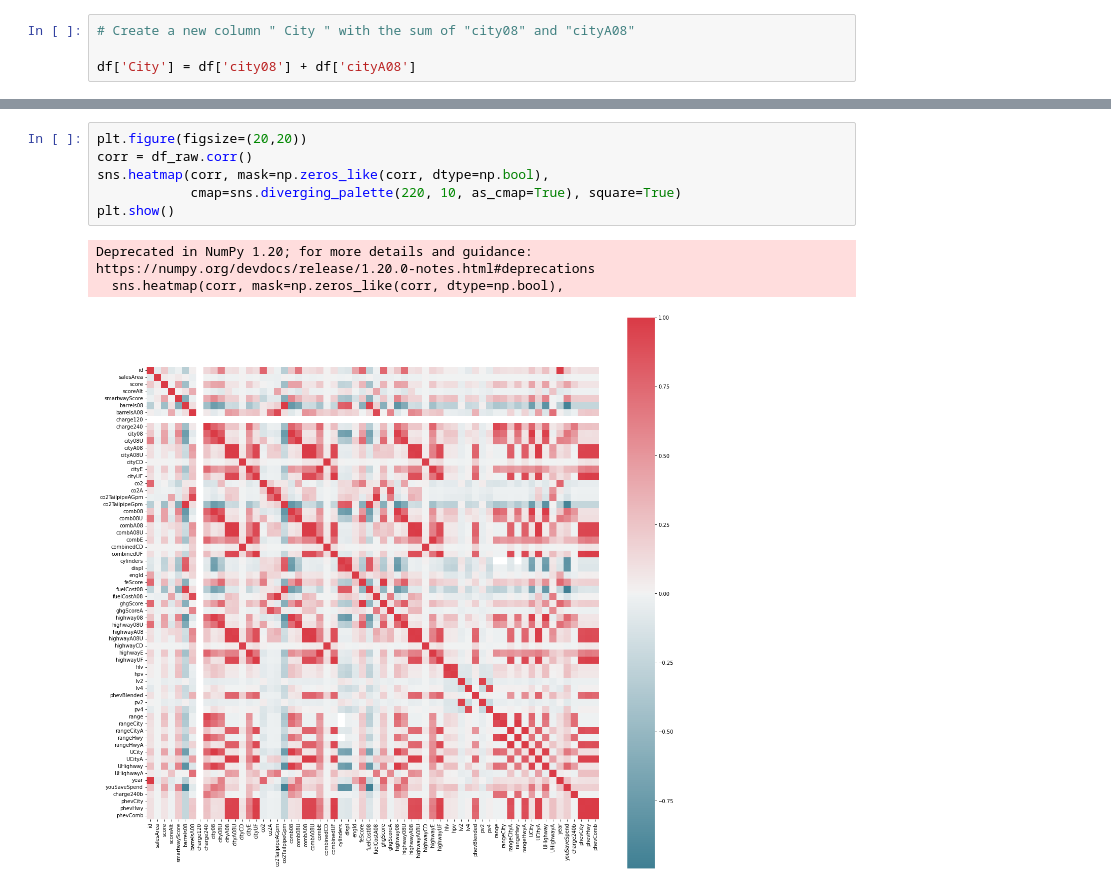
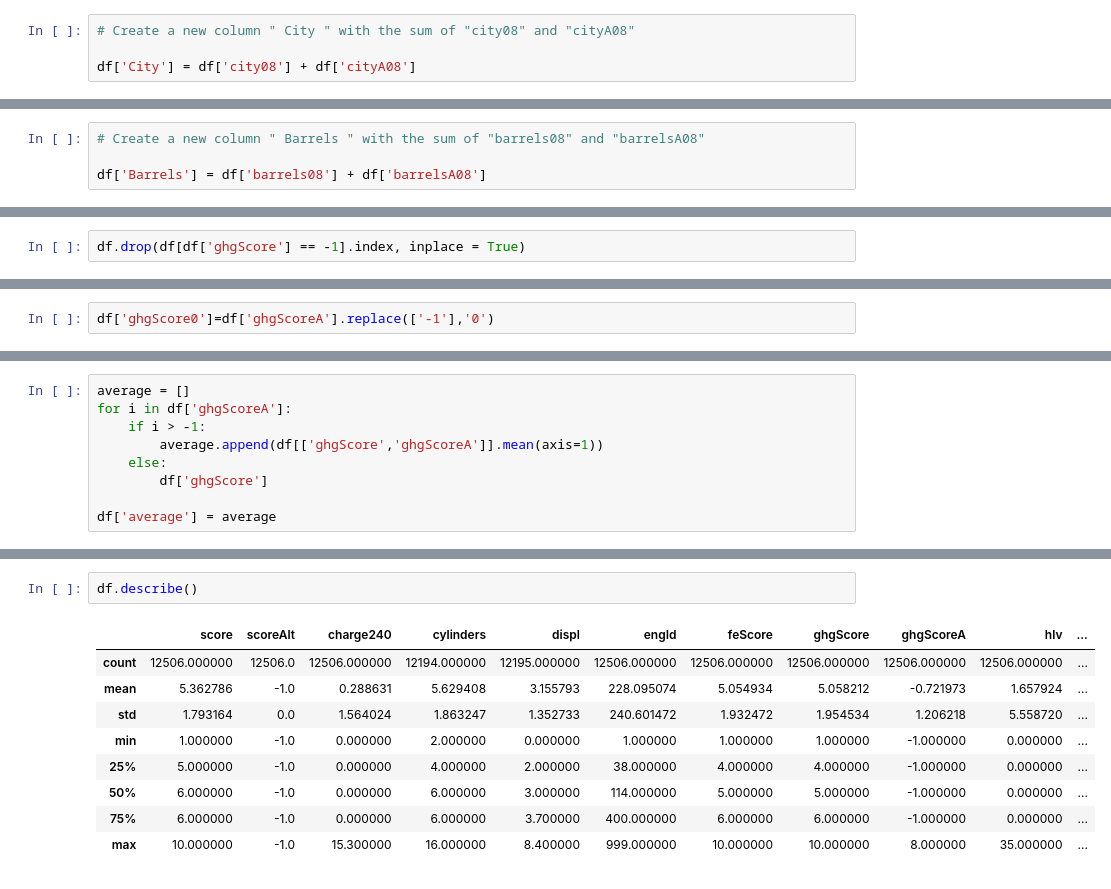
Before and after one commit to luchiangi/ML_Project, a Jupyter notebook: ML A.Luchi & F.Ceccarani.ipynb, the cells around one changed output, grey strips where cells are left out. Saved outputs shown, nothing was run; the diff lists cells and outputs as text.

```diff
--- a/ML A.Luchi & F.Ceccarani.ipynb
+++ b/ML A.Luchi & F.Ceccarani.ipynb
@@ -661,0 +662,4 @@ Name: Charger, dtype: int64
+# %%
+# Create a new column " Barrels " with the sum of "barrels08" and "barrelsA08"
+
+df['Barrels'] = df['barrels08'] + df['barrelsA08']
@@ -661,0 +700,2 @@ Name: Charger, dtype: int64
+# %%
+df.drop(df[df['ghgScore'] == -1].index, inplace = True)
@@ -661,0 +720,2 @@ Name: Charger, dtype: int64
+# %%
+df['ghgScore0']=df['ghgScoreA'].replace(['-1'],'0')
@@ -661,0 +736,9 @@ Name: Charger, dtype: int64
+# %%
+average = []
+for i in df['ghgScoreA']:
+    if i > -1:
+        average.append(df[['ghgScore','ghgScoreA']].mean(axis=1))
+    else:
+        df['ghgScore']
+
+df['average'] = average
@@ -677,10 +757,12 @@ plt.show()
-# %%
-plt.figure(figsize=(20,20))
-corr = df_raw.corr()
-sns.heatmap(corr, mask=np.zeros_like(corr, dtype=np.bool),
-            cmap=sns.diverging_palette(220, 10, as_cmap=True), square=True)
-plt.show()
-# %% [output]
-Deprecated in NumPy 1.20; for more details and guidance: https://numpy.org/devdocs/release/1.20.0-notes.html#deprecations
-  sns.heatmap(corr, mask=np.zeros_like(corr, dtype=np.bool),
-[figure, removed]
+# %%
+df.describe()
+# %% [output]
+|  | score | scoreAlt | charge240 | cylinders | displ | engId | feScore | ghgScore | ghgScoreA | hlv | ... |
+| count | 12506.000000 | 12506.0 | 12506.000000 | 12194.000000 | 12195.000000 | 12506.000000 | 12506.000000 | 12506.000000 | 12506.000000 | 12506.000000 | ... |
+| mean | 5.362786 | -1.0 | 0.288631 | 5.629408 | 3.155793 | 228.095074 | 5.054934 | 5.058212 | -0.721973 | 1.657924 | ... |
+| std | 1.793164 | 0.0 | 1.564024 | 1.863247 | 1.352733 | 240.601472 | 1.932472 | 1.954534 | 1.206218 | 5.558720 | ... |
+| min | 1.000000 | -1.0 | 0.000000 | 2.000000 | 0.000000 | 1.000000 | 1.000000 | 1.000000 | -1.000000 | 0.000000 | ... |
+| 25% | 5.000000 | -1.0 | 0.000000 | 4.000000 | 2.000000 | 38.000000 | 4.000000 | 4.000000 | -1.000000 | 0.000000 | ... |
+| 50% | 6.000000 | -1.0 | 0.000000 | 6.000000 | 3.000000 | 114.000000 | 5.000000 | 5.000000 | -1.000000 | 0.000000 | ... |
+| 75% | 6.000000 | -1.0 | 0.000000 | 6.000000 | 3.700000 | 400.000000 | 6.000000 | 6.000000 | -1.000000 | 0.000000 | ... |
+| max | 10.000000 | -1.0 | 15.300000 | 16.000000 | 8.400000 | 999.000000 | 10.000000 | 10.000000 | 8.000000 | 35.000000 | ... |
```
Also changed, not shown: parts of 56 cells of this notebook.
